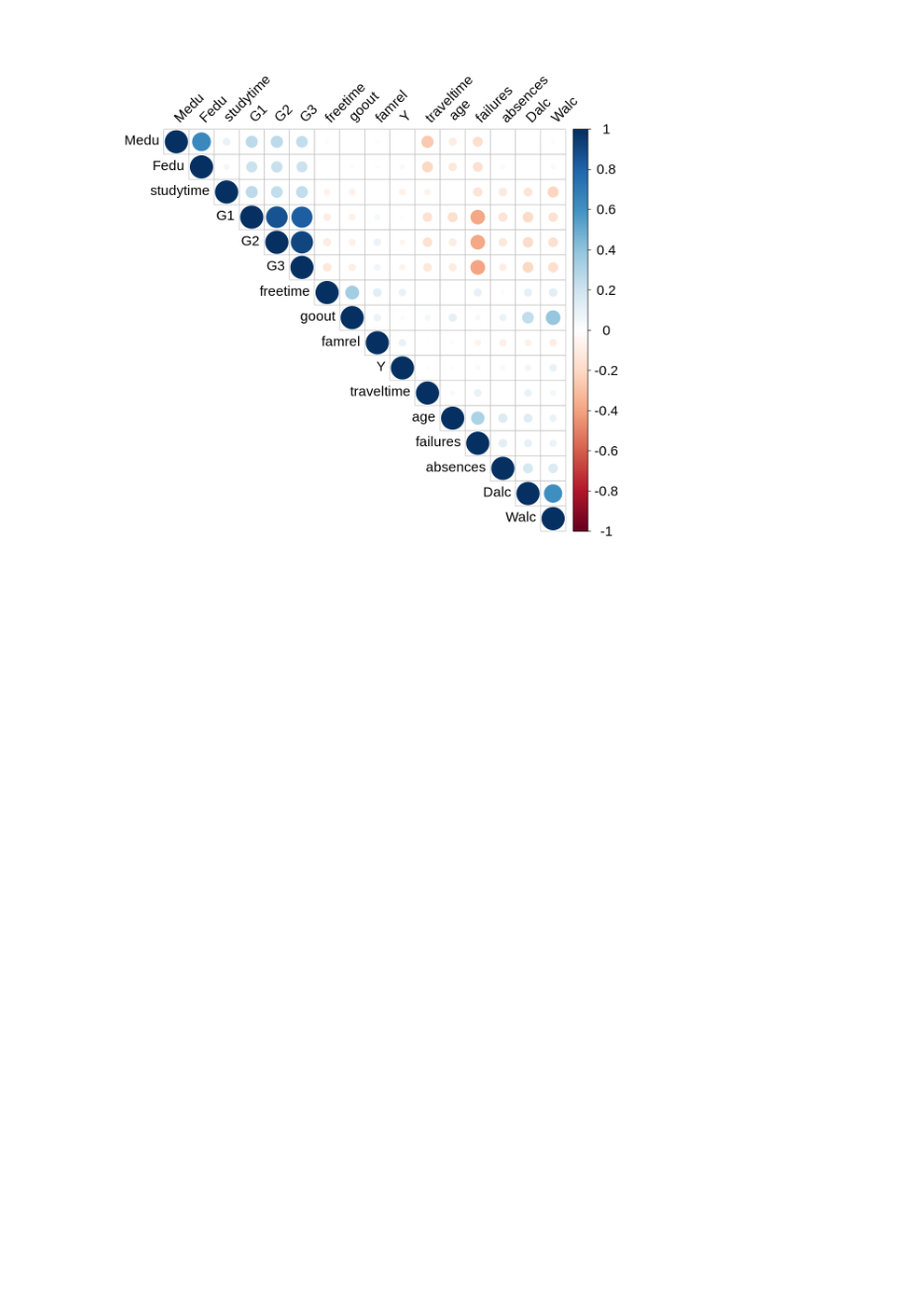
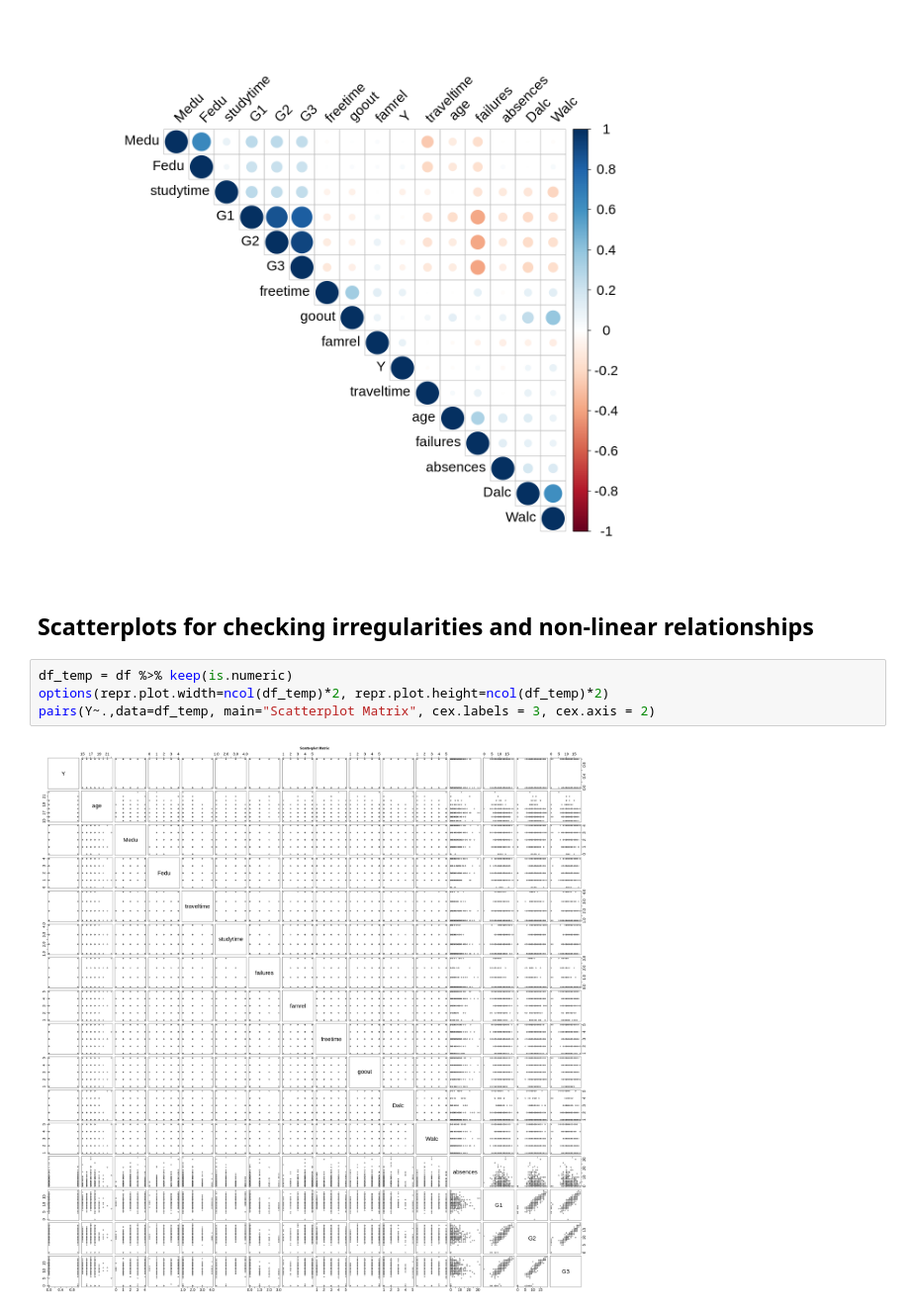
Before and after one commit to Jlokkerbol/masterclass, a Jupyter notebook: Data_understanding.ipynb, the cells around one changed output. Shown at 99% size. Cells and saved outputs as stored; diff of their text form; blank space fills up the shorter version.

```diff
--- a/Data_understanding.ipynb
+++ b/Data_understanding.ipynb
@@ -250,3 +250,11 @@ corrplot(res, type = "upper", order = "hclust",
          tl.col = "black", tl.srt = 45, tl.cex = 1.5, cl.cex = 1.5)
 # %% [output]
 [figure]
+# %% [markdown]
+## Scatterplots for checking irregularities and non-linear relationships
+# %%
+df_temp = df %>% keep(is.numeric)
+options(repr.plot.width=ncol(df_temp)*2, repr.plot.height=ncol(df_temp)*2)
+pairs(Y~.,data=df_temp, main="Scatterplot Matrix", cex.labels = 3, cex.axis = 2)
+# %% [output]
+[figure, added]
```
Also changed, not shown: parts of 3 cells of this notebook.
